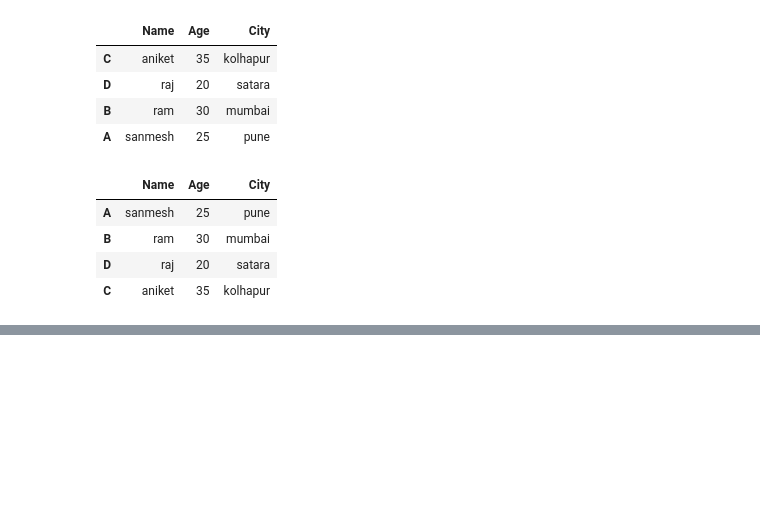
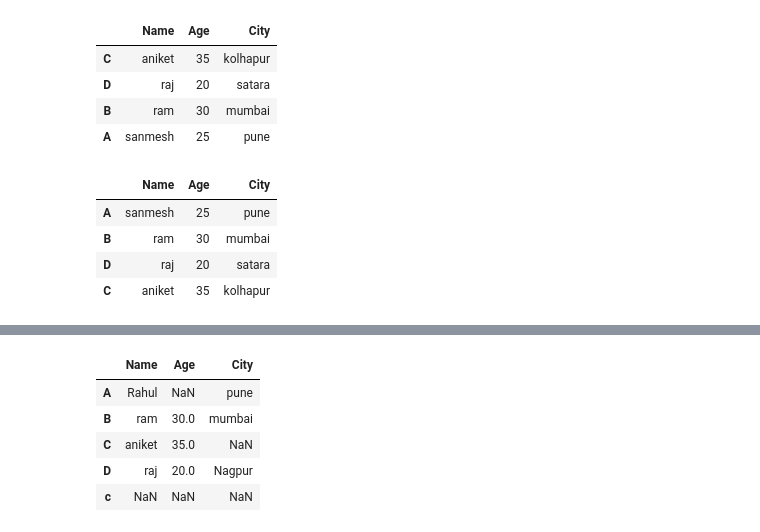
Before and after one commit to sanmesh4090/Data-science-, a Jupyter notebook: Advance Python/pandas2.ipynb, the cells around one changed output, grey strips where cells are left out. Drawn from its saved outputs; the diff is of its cells as text; code cells hidden in the pictures; blank space fills up the shorter version.

```diff
--- a/Advance Python/pandas2.ipynb
+++ b/Advance Python/pandas2.ipynb
@@ -226,0 +352,3 @@ df.sort_values("Name", ascending=False) #for Z to A
+# %%
+#missing values
+df_missing=df.copy()
@@ -226,0 +363,12 @@ df.sort_values("Name", ascending=False) #for Z to A
+# %%
+df_missing.loc["C","City"]=None
+# %%
+df_missing.loc["A","Age"]=None
+df_missing
+# %% [output]
+|  | Name | Age | City |
+| A | Rahul | NaN | pune |
+| B | ram | 30.0 | mumbai |
+| C | aniket | 35.0 | NaN |
+| D | raj | 20.0 | Nagpur |
+| c | NaN | NaN | NaN |
```
Also changed, not shown: parts of 35 cells of this notebook.
